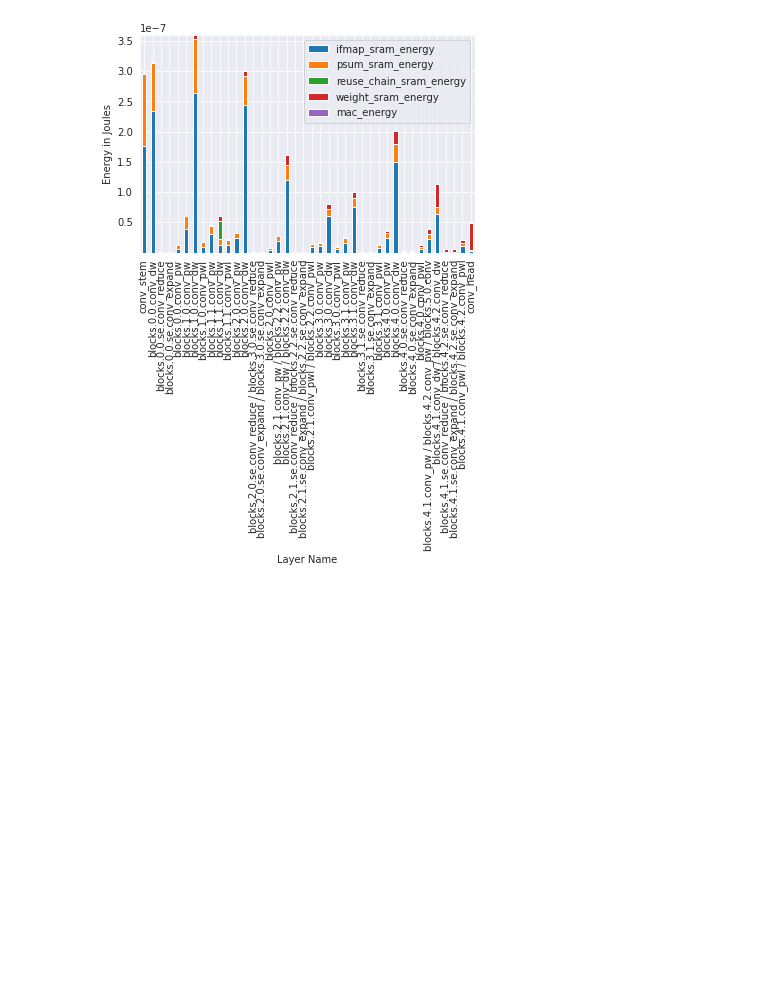
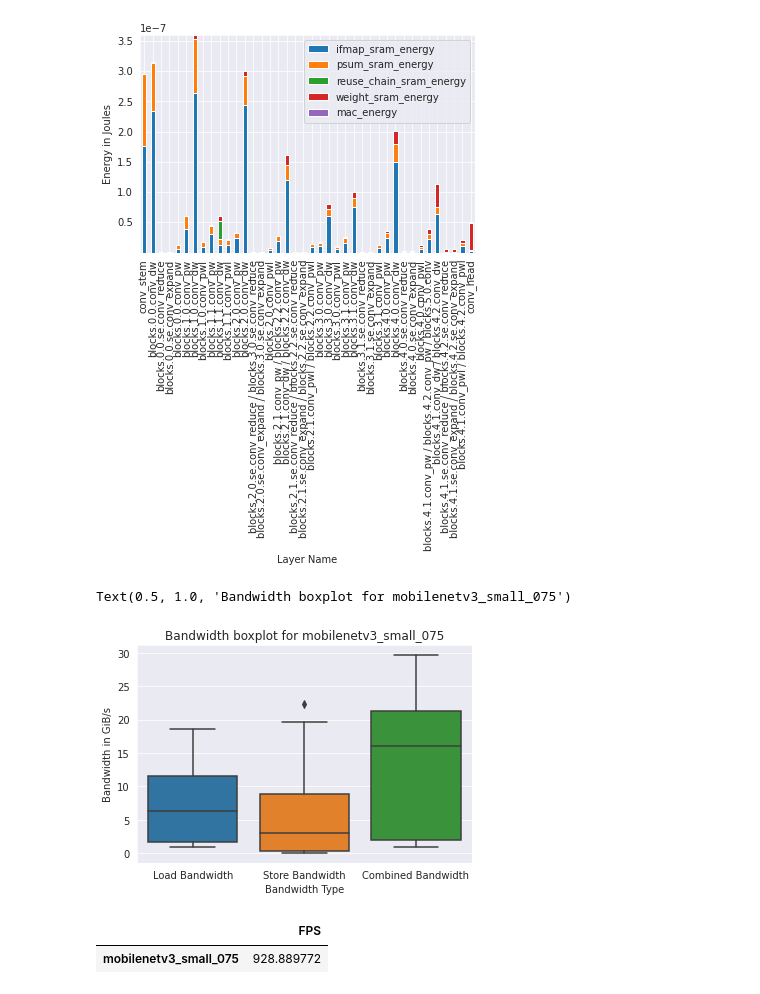
Before and after one commit to asultan123/hero-sim, a Jupyter notebook: scripts/per_network.ipynb, the cells around one changed output. Saved outputs shown, nothing was run; the diff lists cells and outputs as text; code cells hidden in the pictures; blank space fills up the shorter version.

```diff
--- a/scripts/per_network.ipynb
+++ b/scripts/per_network.ipynb
@@ -80,3 +78,26 @@ energy_plt.set_ylabel("Energy in Joules")
 # %% [output]
 Text(0, 0.5, 'Energy in Joules')
 [figure]
+# %%
+bw_df = arch_metrics.loc[[model_name], ['load_bw', 'store_bw']]
+bw_df['combined'] = bw_df['load_bw'] + bw_df['store_bw']
+bw_df = bw_df.div(2**30)
+bw_df = bw_df.rename(columns={'load_bw': "Load Bandwidth", "store_bw": "Store Bandwidth", "combined":"Combined Bandwidth"})
+plt = se.boxplot(data=bw_df)
+plt.set_xlabel('Bandwidth Type')
+plt.set_ylabel('Bandwidth in GiB/s')
+plt.set_title(f'Bandwidth boxplot for {model_name}')
+# %% [output]
+Text(0.5, 1.0, 'Bandwidth boxplot for mobilenetv3_small_075')
+[figure, added]
+# %%
+arch_metrics = pd.read_csv('../data/arch_metrics_iofmap_1mb.csv', index_col=[0,1],)
+
+fps = arch_metrics.groupby(level = 0).sum().loc[:, arch_metrics.columns.isin(['latency'])].mul(1*10**-9).pow(-1)
+fps = fps.rename(columns={"latency": "FPS"})
+fps.loc[[model_name]]
+# plt = se.histplot(data = fps, x = "FPS", kde=True, log_scale=True)
+# fps.mean()
+# %% [output]
+|  | FPS |
+| mobilenetv3_small_075 | 928.889772 |
```
Also changed, not shown: parts of 1 cell of this notebook, 3 other files.
